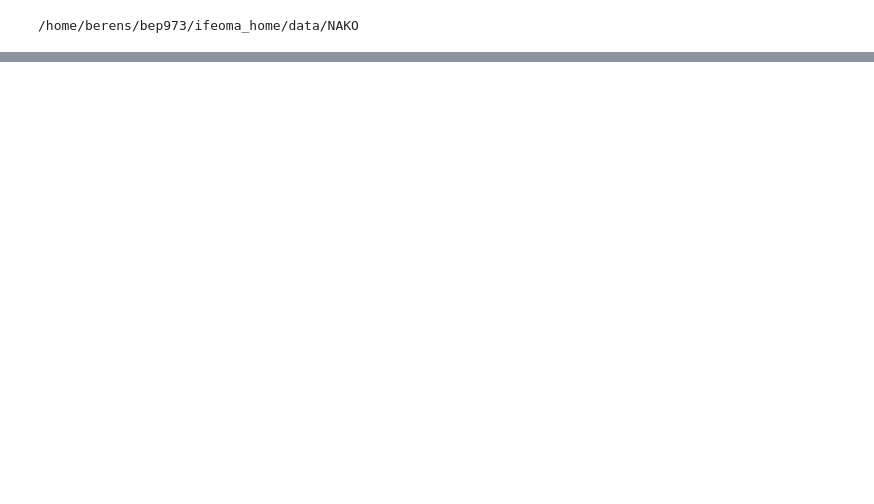
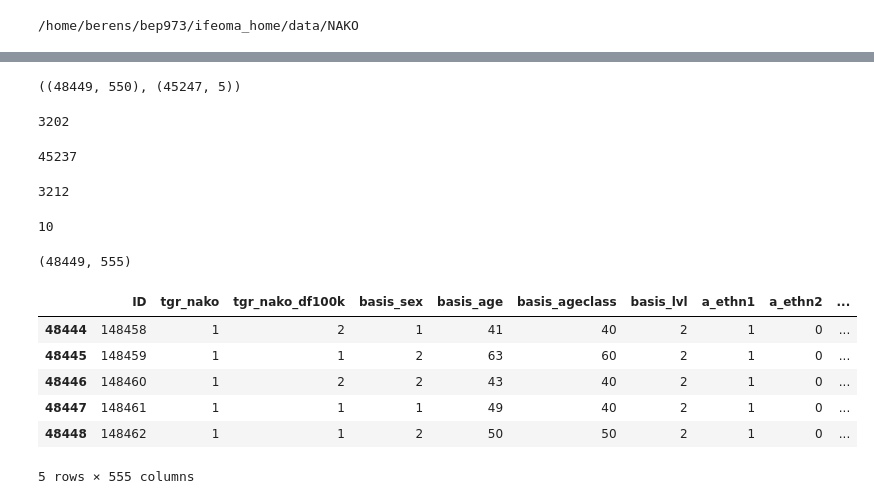
Before and after one commit to berenslab/leverage-data, a Jupyter notebook: linear_probe.ipynb, the cells around one changed output, grey strips where cells are left out. Cells and saved outputs as stored; diff of their text form; code cells hidden in the pictures; blank space fills up the shorter version.

```diff
--- a/linear_probe.ipynb
+++ b/linear_probe.ipynb
@@ -98,0 +234,4 @@ FileNotFoundError: [Errno 2] No such file or directory: '/home/berens/bep973/ife
+# %%
+has_1_or_2 = labels_df[EYE_DISEASES].isin([1, 2]).any(axis=1)
+labels_df['all_unknown'] = (~has_1_or_2).astype(int)
+labels_df['all_unknown'].value_counts(dropna = False)
@@ -98,0 +243,4 @@ FileNotFoundError: [Errno 2] No such file or directory: '/home/berens/bep973/ife
+# %%
+print(labels_df.shape)
+labels_df = labels_df[labels_df['all_unknown'] == 0]
+print(labels_df.shape)
@@ -98,0 +250,3 @@ FileNotFoundError: [Errno 2] No such file or directory: '/home/berens/bep973/ife
+# %%
+labels_df['any_eye_disease'] = (labels_df[EYE_DISEASES] == 1).any(axis=1).astype(int)
+labels_df['any_eye_disease'].value_counts(dropna = False)
@@ -98,0 +268,33 @@ FileNotFoundError: [Errno 2] No such file or directory: '/home/berens/bep973/ife
+# %%
+labels_df.shape, mapping_df.shape
+# %% [output]
+((48449, 550), (45247, 5))
+# %%
+48449-45247
+# %% [output]
+3202
+# %%
+len(set(list(labels_df['ID'])).intersection(set(list(mapping_df['ID']))))
+# %% [output]
+45237
+# %%
+len(set(list(labels_df['ID'])).difference(set(list(mapping_df['ID']))))
+# %% [output]
+3212
+# %%
+len(set(list(mapping_df['ID'])).difference(set(list(labels_df['ID']))))
+# %% [output]
+10
+# %%
+df_master = labels_df.merge(mapping_df, on = 'ID', how = 'left')
+print(df_master.shape)
+df_master.tail()
+# %% [output]
+(48449, 555)
+|  | ID | tgr_nako | tgr_nako_df100k | basis_sex | basis_age | basis_ageclass | basis_lvl | a_ethn1 | a_ethn2 | ... |
+| 48444 | 148458 | 1 | 2 | 1 | 41 | 40 | 2 | 1 | 0 | ... |
+| 48445 | 148459 | 1 | 1 | 2 | 63 | 60 | 2 | 1 | 0 | ... |
+| 48446 | 148460 | 1 | 2 | 2 | 43 | 40 | 2 | 1 | 0 | ... |
+| 48447 | 148461 | 1 | 1 | 1 | 49 | 40 | 2 | 1 | 0 | ... |
+| 48448 | 148462 | 1 | 1 | 2 | 50 | 50 | 2 | 1 | 0 | ... |
+5 rows × 555 columns
```
Also changed, not shown: parts of 47 cells of this notebook, 1 other file.
